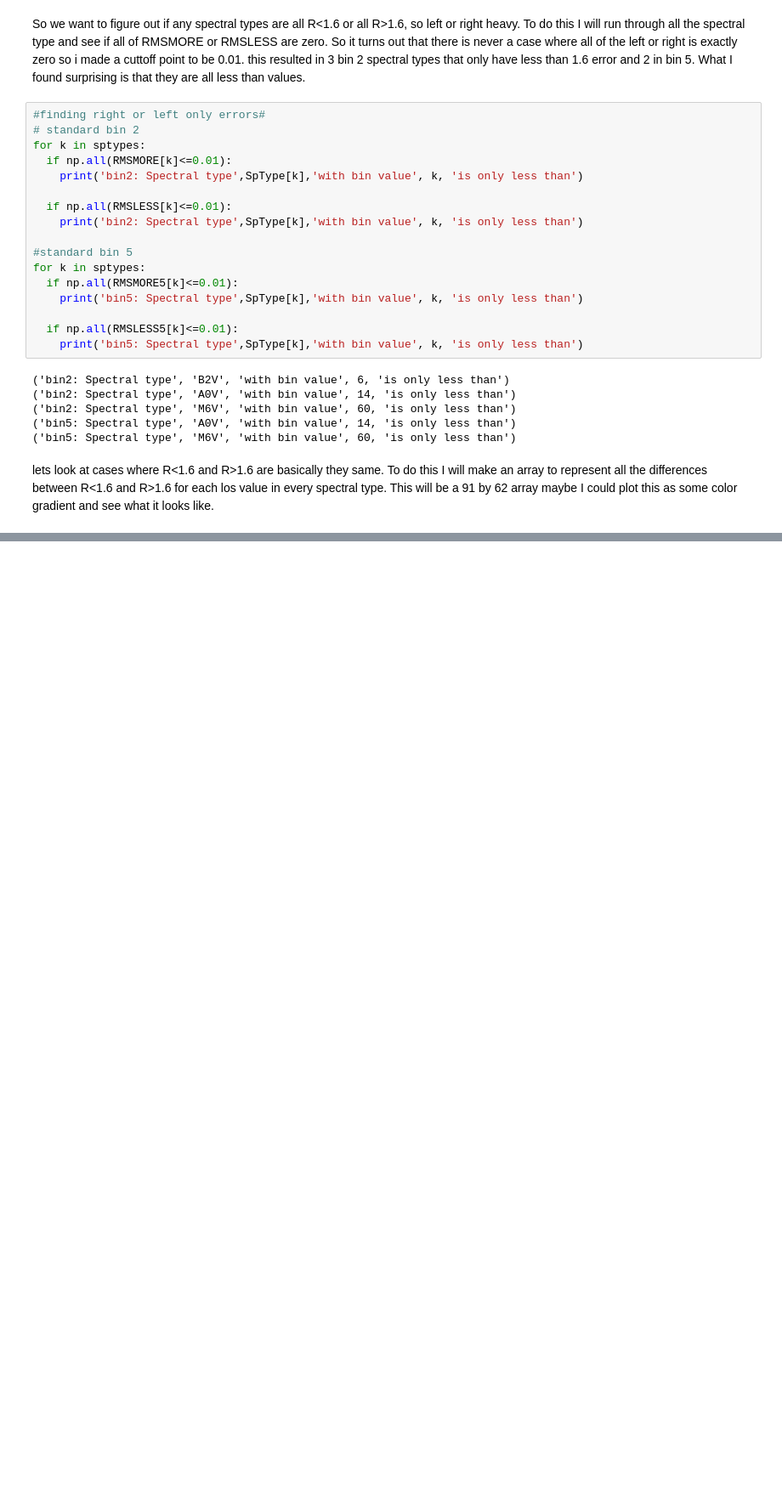
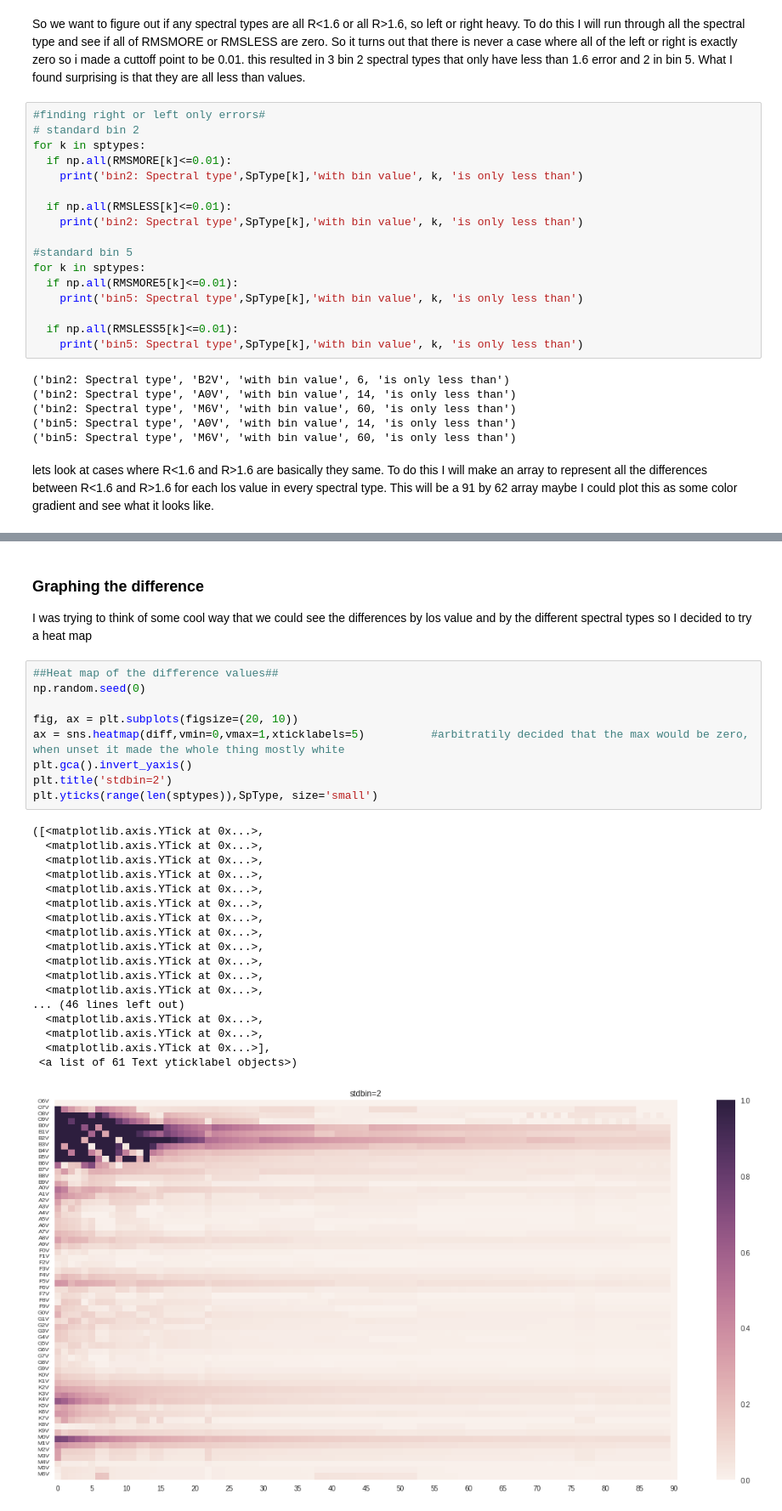
Before and after one commit to MeganMcAndie/Research-with-Larson, a Jupyter notebook: Uncertainty_left_vs_right.ipynb, the cells around one changed output, grey strips where cells are left out. Shown: that part at 85% size. Saved outputs shown, nothing was run; the diff lists cells and outputs as text; blank space fills up the shorter version.

```diff
--- a/Uncertainty_left_vs_right.ipynb
+++ b/Uncertainty_left_vs_right.ipynb
@@ -315 +285,32 @@ for k in range(0,60):      #looking at each spectral type
+# %% [markdown]
+### Graphing the difference
+I was trying to think of some cool way that we could see the differences by los value and by the different spectral types so I decided to try a heat map
+# %%
+##Heat map of the difference values##
+np.random.seed(0)
+
+fig, ax = plt.subplots(figsize=(20, 10))
+ax = sns.heatmap(diff,vmin=0,vmax=1,xticklabels=5)          #arbitratily decided that the max would be zero, when unset it made the whole thing mostly white
+plt.gca().invert_yaxis()
+plt.title('stdbin=2')
+plt.yticks(range(len(sptypes)),SpType, size='small')
+# %% [output]
+([<matplotlib.axis.YTick at 0x...>,
+  <matplotlib.axis.YTick at 0x...>,
+  <matplotlib.axis.YTick at 0x...>,
+  <matplotlib.axis.YTick at 0x...>,
+  <matplotlib.axis.YTick at 0x...>,
+  <matplotlib.axis.YTick at 0x...>,
+  <matplotlib.axis.YTick at 0x...>,
+  <matplotlib.axis.YTick at 0x...>,
+  <matplotlib.axis.YTick at 0x...>,
+  <matplotlib.axis.YTick at 0x...>,
+  <matplotlib.axis.YTick at 0x...>,
+  <matplotlib.axis.YTick at 0x...>,
+... (46 lines left out)
+  <matplotlib.axis.YTick at 0x...>,
+  <matplotlib.axis.YTick at 0x...>,
+  <matplotlib.axis.YTick at 0x...>],
+ <a list of 61 Text yticklabel objects>)
+[figure, added]
 # %%
```
Also changed, not shown: parts of 18 cells of this notebook.
